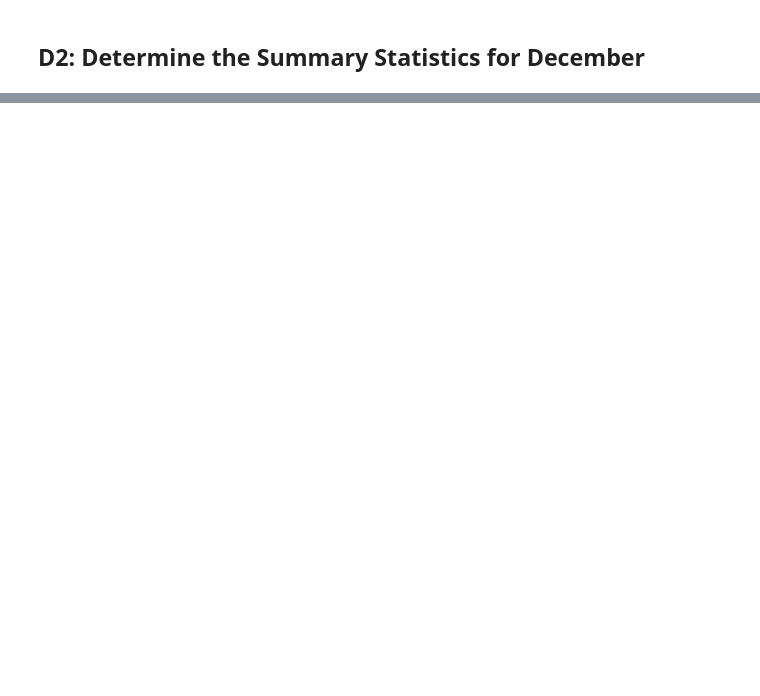
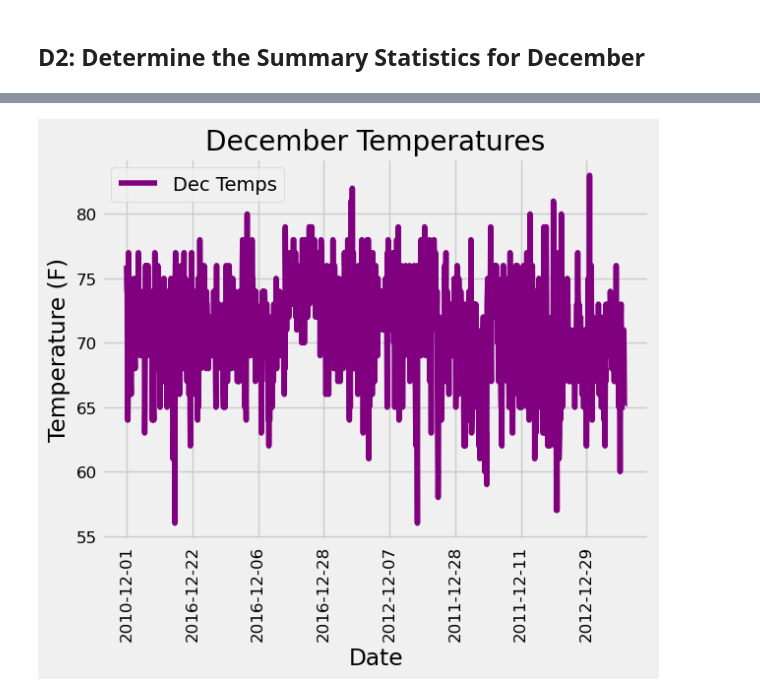
Before and after one commit to ipar2022/surfs_up, a Jupyter notebook: SurfsUp_Challenge.ipynb, the cells around one changed output, grey strips where cells are left out. Cells and saved outputs as stored; diff of their text form; code cells hidden in the pictures; blank space fills up the shorter version.

```diff
--- a/SurfsUp_Challenge.ipynb
+++ b/SurfsUp_Challenge.ipynb
@@ -132,0 +145,10 @@ dec_temps_df.describe()
+# %%
+# December temperature graph
+dec_temps_df.plot(color="purple", fontsize = 12)
+plt.title("December Temperatures")
+plt.xlabel("Date")
+plt.ylabel("Temperature (F)")
+plt.xticks(rotation = 90)
+plt.savefig("dec_temps_graph.png")
+# %% [output]
+[figure, added]
```
Also changed, not shown: parts of 11 cells of this notebook, 8 other files.
